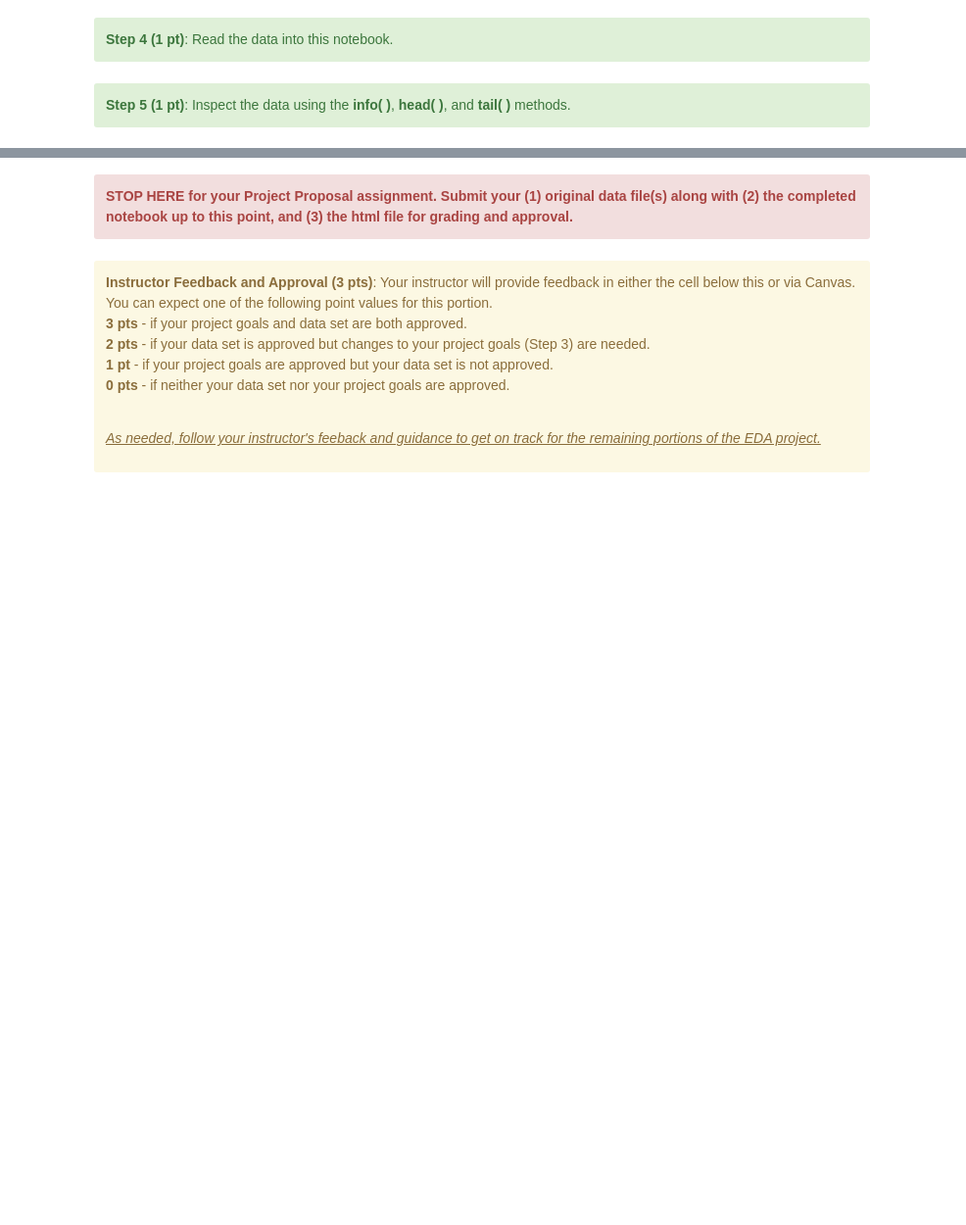
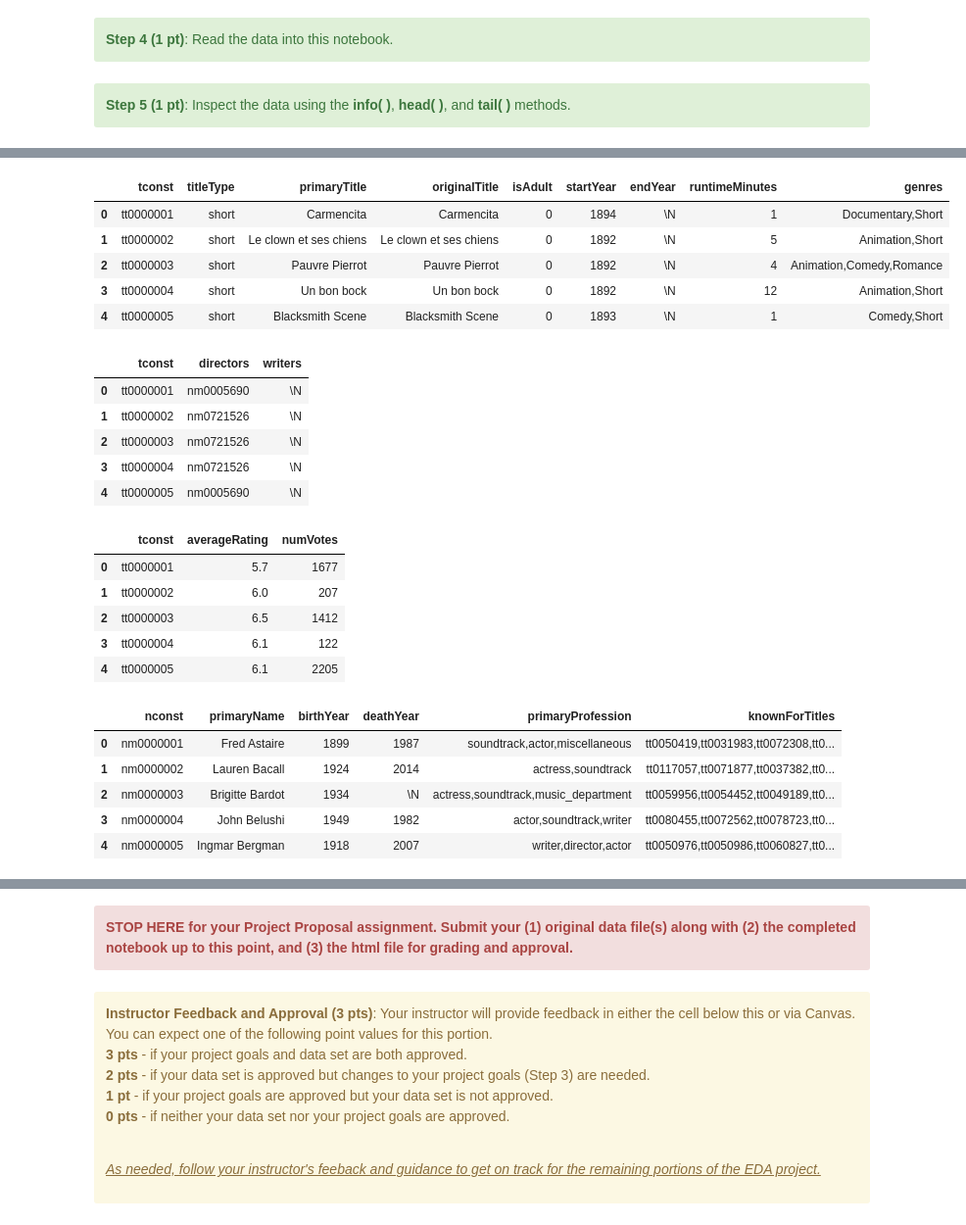
Before and after one commit to robords/NU_MS_EDA_Project, a Jupyter notebook: EDA_Project_Group_4.ipynb, the cells around one changed output, grey strips where cells are left out. Shown: that part at 98% size. Saved outputs shown, nothing was run; the diff lists cells and outputs as text; code cells hidden in the pictures; blank space fills up the shorter version.

```diff
--- a/EDA_Project_Group_4.ipynb
+++ b/EDA_Project_Group_4.ipynb
@@ -111,9 +129,34 @@ imdb_name.info()
 # %%
 # Use the head() method to inspect the first five (or more) rows of the data
 display(imdb_title_basics.head())
 display(imdb_crew.head())
 display(imdb_ratings.head())
-display(imdb_info.head())
+display(imdb_name.head())
+# %% [output]
+|  | tconst | titleType | primaryTitle | originalTitle | isAdult | startYear | endYear | runtimeMinutes | genres |
+| 0 | tt0000001 | short | Carmencita | Carmencita | 0 | 1894 | \N | 1 | Documentary,Short |
+| 1 | tt0000002 | short | Le clown et ses chiens | Le clown et ses chiens | 0 | 1892 | \N | 5 | Animation,Short |
+| 2 | tt0000003 | short | Pauvre Pierrot | Pauvre Pierrot | 0 | 1892 | \N | 4 | Animation,Comedy,Romance |
+| 3 | tt0000004 | short | Un bon bock | Un bon bock | 0 | 1892 | \N | 12 | Animation,Short |
+| 4 | tt0000005 | short | Blacksmith Scene | Blacksmith Scene | 0 | 1893 | \N | 1 | Comedy,Short |
+|  | tconst | directors | writers |
+| 0 | tt0000001 | nm0005690 | \N |
+| 1 | tt0000002 | nm0721526 | \N |
+| 2 | tt0000003 | nm0721526 | \N |
+| 3 | tt0000004 | nm0721526 | \N |
+| 4 | tt0000005 | nm0005690 | \N |
+|  | tconst | averageRating | numVotes |
+| 0 | tt0000001 | 5.7 | 1677 |
+| 1 | tt0000002 | 6.0 | 207 |
+| 2 | tt0000003 | 6.5 | 1412 |
+| 3 | tt0000004 | 6.1 | 122 |
+| 4 | tt0000005 | 6.1 | 2205 |
+|  | nconst | primaryName | birthYear | deathYear | primaryProfession | knownForTitles |
+| 0 | nm0000001 | Fred Astaire | 1899 | 1987 | soundtrack,actor,miscellaneous | tt0050419,tt0031983,tt0072308,tt0... |
+| 1 | nm0000002 | Lauren Bacall | 1924 | 2014 | actress,soundtrack | tt0117057,tt0071877,tt0037382,tt0... |
+| 2 | nm0000003 | Brigitte Bardot | 1934 | \N | actress,soundtrack,music_department | tt0059956,tt0054452,tt0049189,tt0... |
+| 3 | nm0000004 | John Belushi | 1949 | 1982 | actor,soundtrack,writer | tt0080455,tt0072562,tt0078723,tt0... |
+| 4 | nm0000005 | Ingmar Bergman | 1918 | 2007 | writer,director,actor | tt0050976,tt0050986,tt0060827,tt0... |
 # %%
 # Use the tail() method to inspect the last five (or more) rows of the data
 display(imdb_title_basics.tail())
```
Also changed, not shown: parts of 2 cells of this notebook.
